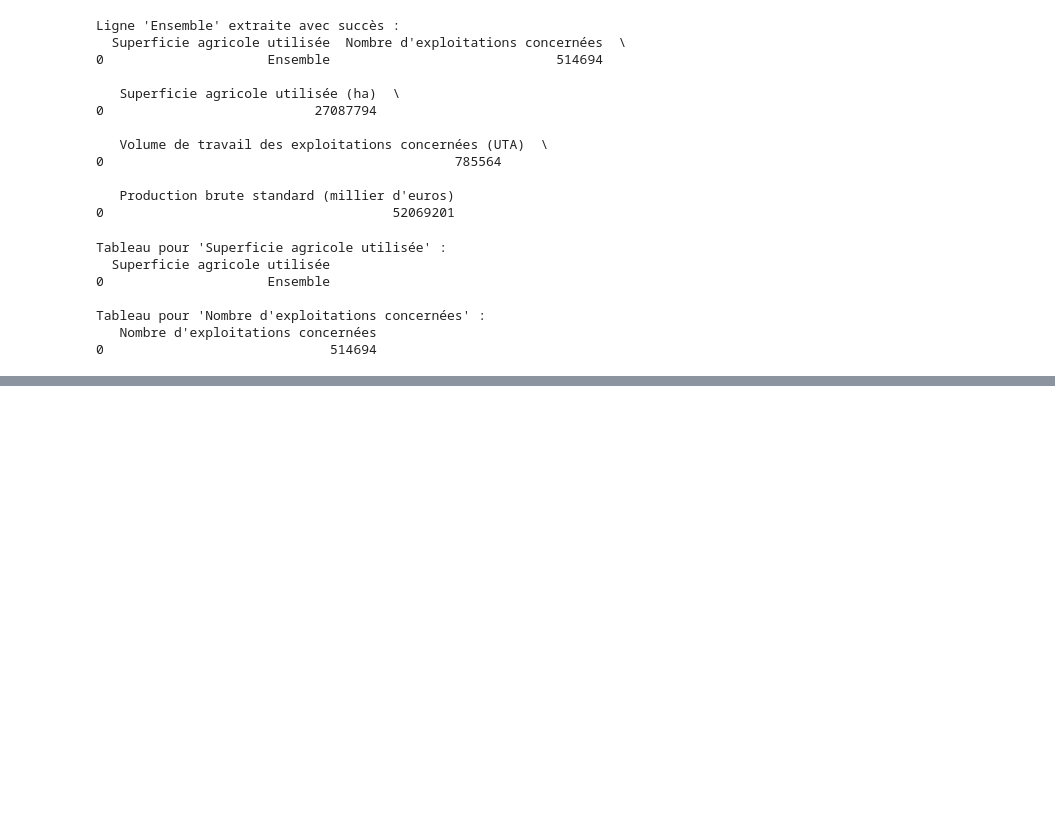
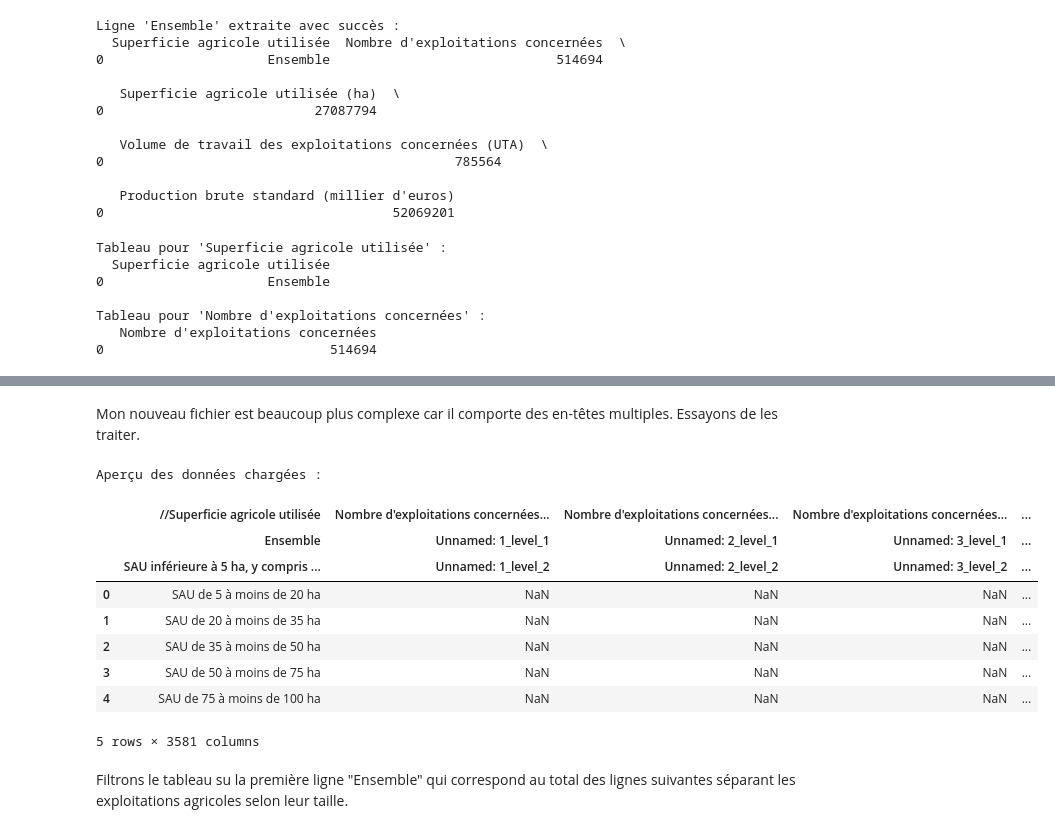
Before and after one commit to ElisefontaineEnsae/AgricultureBio_France, a Jupyter notebook: Carto Fr Générale.ipynb, the cells around one changed output, grey strips where cells are left out. Saved outputs shown, nothing was run; the diff lists cells and outputs as text; code cells hidden in the pictures; blank space fills up the shorter version.

Commit message:
Mise en forme du fichier données

```diff
--- a/Carto Fr Générale.ipynb
+++ b/Carto Fr Générale.ipynb
@@ -174,0 +195,30 @@ Tableau pour 'Nombre d'exploitations concernées' :
+# %% [markdown]
+Mon nouveau fichier est beaucoup plus complexe car il comporte des en-têtes multiples. Essayons de les traiter.
+# %%
+import pandas as pd
+
+# Chemin du fichier
+file_path = "./G_2047_Details.csv"
+
+# Identifier où commencent les données utiles
+start_line = 5  # Ligne à partir de laquelle les données utiles commencent (ajustez si nécessaire)
+
+# Charger les données avec en-têtes multiples
+data = pd.read_csv(file_path, sep=";", encoding="utf-8", skiprows=start_line, header=[0, 1, 2])
+
+# Vérifier un aperçu des données
+print("Aperçu des données chargées :")
+data.head()
+# %% [output]
+Aperçu des données chargées :
+|  | //Superficie agricole utilisée | Nombre d'exploitations concernées... | Nombre d'exploitations concernées... | Nombre d'exploitations concernées... | ... |
+|  | Ensemble | Unnamed: 1_level_1 | Unnamed: 2_level_1 | Unnamed: 3_level_1 | ... |
+|  | SAU inférieure à 5 ha, y compris ... | Unnamed: 1_level_2 | Unnamed: 2_level_2 | Unnamed: 3_level_2 | ... |
+| 0 | SAU de 5 à moins de 20 ha | NaN | NaN | NaN | ... |
+| 1 | SAU de 20 à moins de 35 ha | NaN | NaN | NaN | ... |
+| 2 | SAU de 35 à moins de 50 ha | NaN | NaN | NaN | ... |
+| 3 | SAU de 50 à moins de 75 ha | NaN | NaN | NaN | ... |
+| 4 | SAU de 75 à moins de 100 ha | NaN | NaN | NaN | ... |
+5 rows × 3581 columns
+# %% [markdown]
+Filtrons le tableau su la première ligne "Ensemble" qui correspond au total des lignes suivantes séparant les exploitations agricoles selon leur taille.
```
Also changed, not shown: parts of 6 cells of this notebook, 1 other file.
